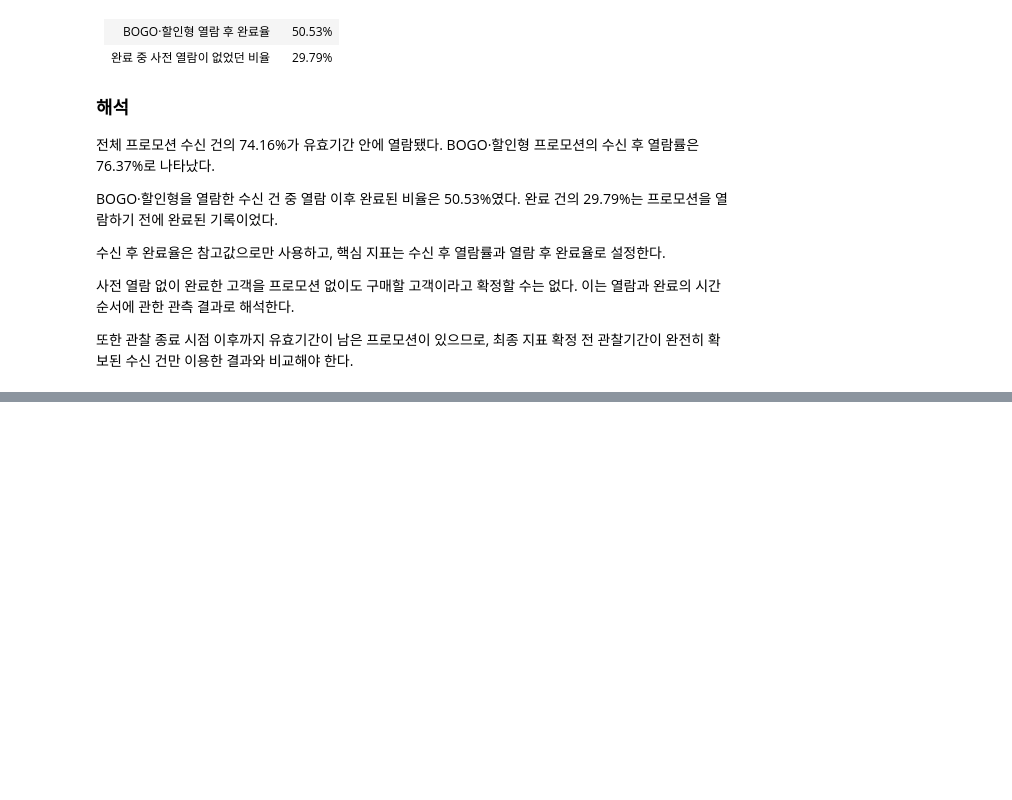
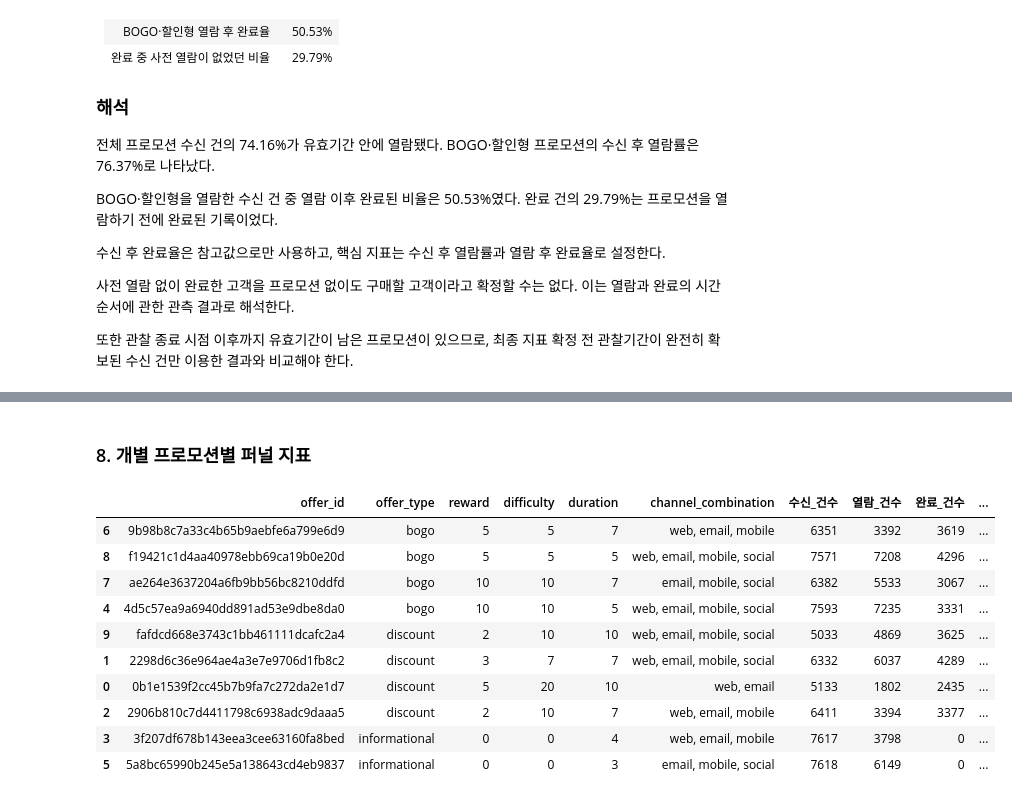
Before and after one commit to ysy3046/starbucks_dashboard, a Jupyter notebook: 03_metric_map.ipynb, the cells around one changed output, grey strips where cells are left out. Cells and saved outputs as stored; diff of their text form; code cells hidden in the pictures; blank space fills up the shorter version.

```diff
--- a/03_metric_map.ipynb
+++ b/03_metric_map.ipynb
@@ -523,0 +797,80 @@ BOGO·할인형을 열람한 수신 건 중 열람 이후 완료된 비율은 50
+# %% [markdown]
+### 8. 개별 프로모션별 퍼널 지표
+# %%
+# 8. 개별 프로모션별 퍼널 지표
+
+offer_detail = fully_observed.copy()
+
+offer_detail["channel_combination"] = (
+    offer_detail["channels"]
+    .apply(lambda x: ", ".join(x))
+)
+
+offer_summary = (
+    offer_detail
+    .groupby(
+        [
+            "offer_id",
+            "offer_type",
+            "reward",
+            "difficulty",
+            "duration",
+            "channel_combination"
+        ]
+    )
+    .agg(
+        수신_건수=("offer_id", "size"),
+        열람_건수=("viewed", "sum"),
+        완료_건수=("completed", "sum"),
+        열람후_완료_건수=(
+            "viewed_before_completed",
+            "sum"
+        )
+    )
+    .reset_index()
+)
+
+offer_summary["수신후_열람률"] = (
+    offer_summary["열람_건수"]
+    / offer_summary["수신_건수"]
+    * 100
+)
+
+incentive_mask = offer_summary["offer_type"].isin(
+    ["bogo", "discount"]
+)
+
+offer_summary["열람후_완료율"] = np.where(
+    incentive_mask,
+    (
+        offer_summary["열람후_완료_건수"]
+        / offer_summary["열람_건수"]
+        * 100
+    ),
+    np.nan
+)
+
+offer_summary[
+    ["수신후_열람률", "열람후_완료율"]
+] = offer_summary[
+    ["수신후_열람률", "열람후_완료율"]
+].round(2)
+
+offer_summary = offer_summary.sort_values(
+    ["offer_type", "열람후_완료율"],
+    ascending=[True, False]
+)
+
+display(offer_summary)
+# %% [output]
+|  | offer_id | offer_type | reward | difficulty | duration | channel_combination | 수신_건수 | 열람_건수 | 완료_건수 | ... |
+| 6 | 9b98b8c7a33c4b65b9aebfe6a799e6d9 | bogo | 5 | 5 | 7 | web, email, mobile | 6351 | 3392 | 3619 | ... |
+| 8 | f19421c1d4aa40978ebb69ca19b0e20d | bogo | 5 | 5 | 5 | web, email, mobile, social | 7571 | 7208 | 4296 | ... |
+| 7 | ae264e3637204a6fb9bb56bc8210ddfd | bogo | 10 | 10 | 7 | email, mobile, social | 6382 | 5533 | 3067 | ... |
+| 4 | 4d5c57ea9a6940dd891ad53e9dbe8da0 | bogo | 10 | 10 | 5 | web, email, mobile, social | 7593 | 7235 | 3331 | ... |
+| 9 | fafdcd668e3743c1bb461111dcafc2a4 | discount | 2 | 10 | 10 | web, email, mobile, social | 5033 | 4869 | 3625 | ... |
+| 1 | 2298d6c36e964ae4a3e7e9706d1fb8c2 | discount | 3 | 7 | 7 | web, email, mobile, social | 6332 | 6037 | 4289 | ... |
+| 0 | 0b1e1539f2cc45b7b9fa7c272da2e1d7 | discount | 5 | 20 | 10 | web, email | 5133 | 1802 | 2435 | ... |
+| 2 | 2906b810c7d4411798c6938adc9daaa5 | discount | 2 | 10 | 7 | web, email, mobile | 6411 | 3394 | 3377 | ... |
+| 3 | 3f207df678b143eea3cee63160fa8bed | informational | 0 | 0 | 4 | web, email, mobile | 7617 | 3798 | 0 | ... |
+| 5 | 5a8bc65990b245e5a138643cd4eb9837 | informational | 0 | 0 | 3 | email, mobile, social | 7618 | 6149 | 0 | ... |
```
Also changed, not shown: parts of 14 cells of this notebook.
